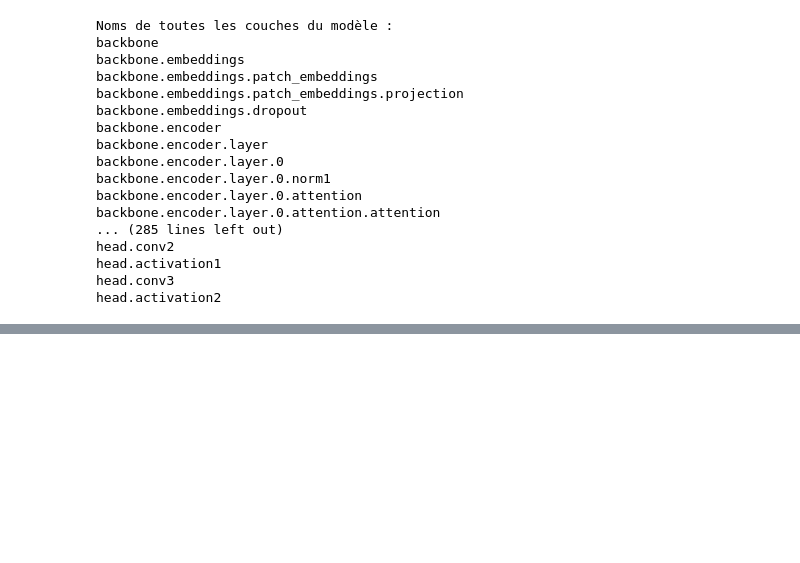
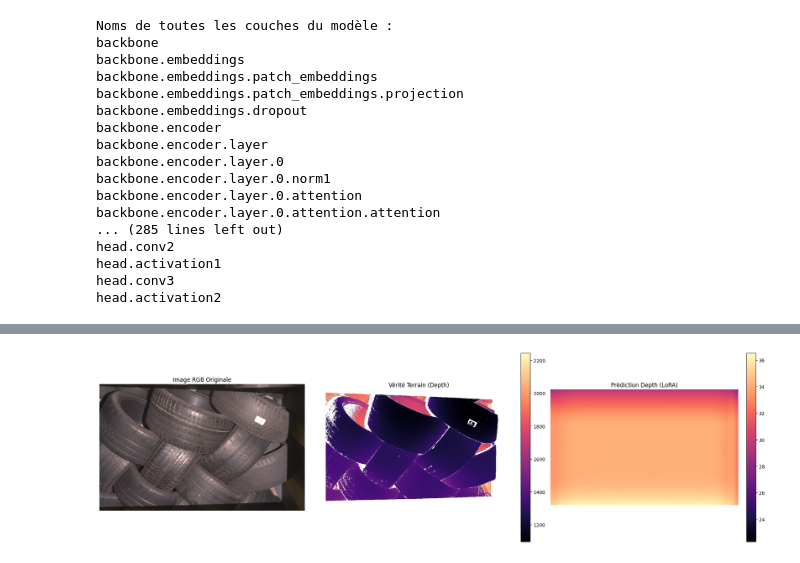
Before and after one commit to Nathan7128/LoRA-Depth-Anything, a Jupyter notebook: lora_depth_anything.ipynb, the cells around one changed output, grey strips where cells are left out. Drawn from its saved outputs; the diff is of its cells as text; code cells hidden in the pictures; blank space fills up the shorter version.

```diff
--- a/lora_depth_anything.ipynb
+++ b/lora_depth_anything.ipynb
@@ -218,0 +224,65 @@ TrainOutput(global_step=150, training_loss=310.225419921875, metrics={'train_run
+# %%
+# --- NOUVELLE CELLULE À AJOUTER À LA FIN ---
+import matplotlib.pyplot as plt
+import torch
+import numpy as np
+
+# Mettre le modèle en mode évaluation pour désactiver le dropout, etc.
+lora_model.eval()
+
+# Sélectionner un index aléatoire dans le jeu de test
+idx = random.randint(0, len(test_dataset) - 1)
+sample = test_dataset[idx]
+
+# Récupérer les données
+# 'image' est l'image PIL originale (stockée dans votre __getitem__ personnalisé)
+original_image = sample['image']
+# 'labels' est la depth map pré-traitée (redimensionnée pour le modèle)
+ground_truth = sample['labels'].cpu().numpy()
+# Préparer l'input pour le modèle (ajouter la dimension de batch)
+pixel_values = sample['pixel_values'].unsqueeze(0)
+
+# Déplacer sur le GPU si disponible
+device = torch.device("cuda" if torch.cuda.is_available() else "cpu")
+pixel_values = pixel_values.to(device)
+lora_model.to(device)
+
+# Inférence sans calcul de gradients
+with torch.no_grad():
+    outputs = lora_model(pixel_values)
+    predicted_depth = outputs.predicted_depth
+
+    # Interpolation pour faire correspondre la prédiction à la taille du label (si nécessaire)
+    # Les labels sortant du Dataset sont déjà redimensionnés à la taille d'entrée du modèle (ex: 518x518)
+    prediction = torch.nn.functional.interpolate(
+        predicted_depth.unsqueeze(1),
+        size=ground_truth.shape,
+        mode="bicubic",
+        align_corners=False,
+    ).squeeze().cpu().numpy()
+
+# Visualisation
+fig, axes = plt.subplots(1, 3, figsize=(20, 6))
+
+# 1. Image RGB
+axes[0].imshow(original_image)
+axes[0].set_title("Image RGB Originale")
+axes[0].axis("off")
+
+# 2. Vérité Terrain (Ground Truth)
+# On utilise une colormap 'magma' ou 'inferno' souvent utilisée pour la profondeur
+im1 = axes[1].imshow(ground_truth, cmap='magma')
+axes[1].set_title("Vérité Terrain (Depth)")
+axes[1].axis("off")
+plt.colorbar(im1, ax=axes[1], fraction=0.046, pad=0.04)
+
+# 3. Prédiction du modèle LoRA
+im2 = axes[2].imshow(prediction, cmap='magma')
+axes[2].set_title("Prédiction Depth (LoRA)")
+axes[2].axis("off")
+plt.colorbar(im2, ax=axes[2], fraction=0.046, pad=0.04)
+
+plt.tight_layout()
+plt.show()
+# %% [output]
+[figure, added]
```
Also changed, not shown: parts of 5 cells of this notebook.
